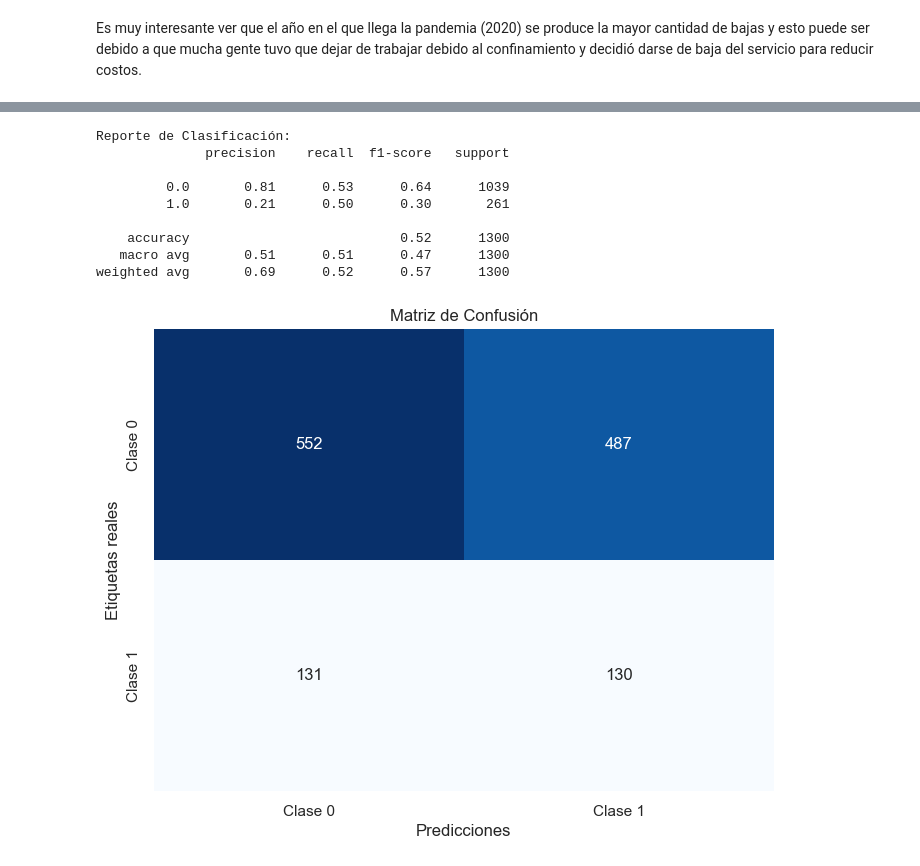
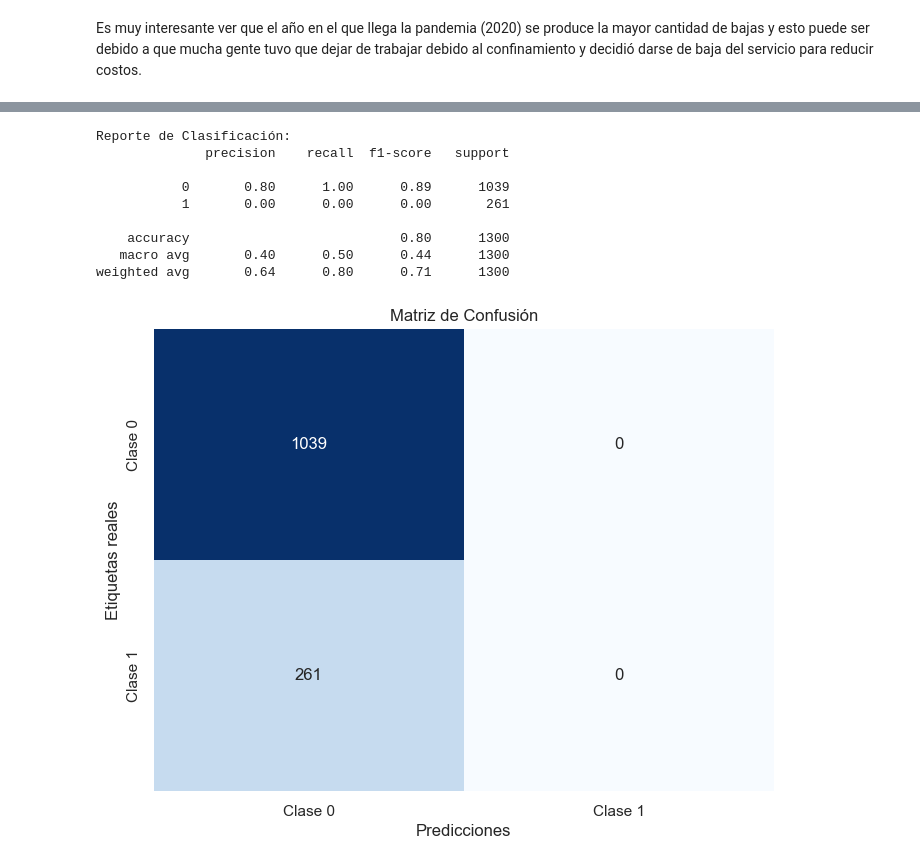
Before and after one commit to Faabrisgro/proyecto_final_mundose, a Jupyter notebook: proyecto_final.ipynb, the cells around one changed output, grey strips where cells are left out. Saved outputs shown, nothing was run; the diff lists cells and outputs as text; code cells hidden in the pictures.

```diff
--- a/proyecto_final.ipynb
+++ b/proyecto_final.ipynb
@@ -367,14 +368,13 @@ df_pre_processed = df_pre_processed.drop(axis=1, columns='registration_event')
 # %%
 df_pre_processed['gender_M'] = df_pre_processed.gender_M.replace({False: 0, True: 1})
 # %%
-columns = ['calls_made', 'sms_sent','data_used']
+# columns = ['calls_made', 'sms_sent','data_used']
 
-for column in columns: # Bucle for para recorrer las columnas con negativos
-    df_pre_processed[column] = df_pre_processed[column].clip(lower=0)
+# for column in columns: # Bucle for para recorrer las columnas con negativos
+#     df_pre_processed[column] = df_pre_processed[column].clip(lower=0)
 # %%
-numerical_columns = ['telecom_partner', 'age', 'state', 'city', 'num_dependents',
-       'estimated_salary', 'calls_made', 'sms_sent', 'data_used', 'churn',
-       'year', 'month', 'day']
+numerical_columns = ['age',
+       'estimated_salary', 'calls_made', 'sms_sent', 'data_used']
 
 scaler = MinMaxScaler()
 
@@ -412,6 +412,11 @@ y= df_pre_processed['churn']
 X_train, X_test, y_train, y_test = train_test_split(X, y, test_size=.20, stratify=y, random_state=42)
 # %%
 from imblearn.under_sampling import RandomUnderSampler
+from collections import Counter
 
-undersampler = RandomUnderSampler(random_state=42)
-X_train, y_train = undersampler.fit_resample(X_train, y_train)
+undersampler = RandomUnderSampler(sampling_strategy=0.28, random_state=42)
+X_train, y_train = undersampler.fit_resample(X, y)
+
+print ("Distribution before resampling {}".format(Counter(y)))
+
+print ("Distribution labels after resampling {}".format(Counter(y_train)))
@@ -453,19 +457,19 @@ weighted avg       0.70      0.53      0.58      1300
 # %%
-gb_classifier = GradientBoostingClassifier()
+gb_classifier = GradientBoostingClassifier(loss='exponential', learning_rate=0.01)
 
 y_pred = make_prediction(gb_classifier, X_train, y_train, X_test)
 verify_results(y_test, y_pred)
 # %% [output]
 Reporte de Clasificación:
               precision    recall  f1-score   support
 
-         0.0       0.81      0.53      0.64      1039
-         1.0       0.21      0.50      0.30       261
+           0       0.80      1.00      0.89      1039
+           1       0.00      0.00      0.00       261
 
-    accuracy                           0.52      1300
-   macro avg       0.51      0.51      0.47      1300
-weighted avg       0.69      0.52      0.57      1300
+    accuracy                           0.80      1300
+   macro avg       0.40      0.50      0.44      1300
+weighted avg       0.64      0.80      0.71      1300
-[figure, old version]
+[figure, new version]
 # %%
 # Instanciar el clasificador AdaBoost
 adaboost_classifier = AdaBoostClassifier()
```
Also changed, not shown: parts of 25 cells of this notebook.
